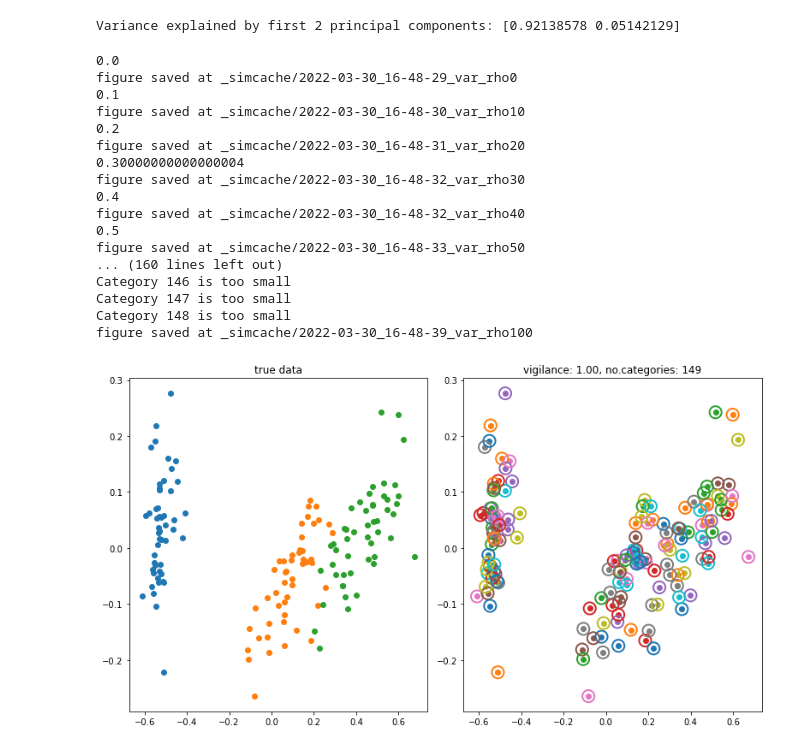
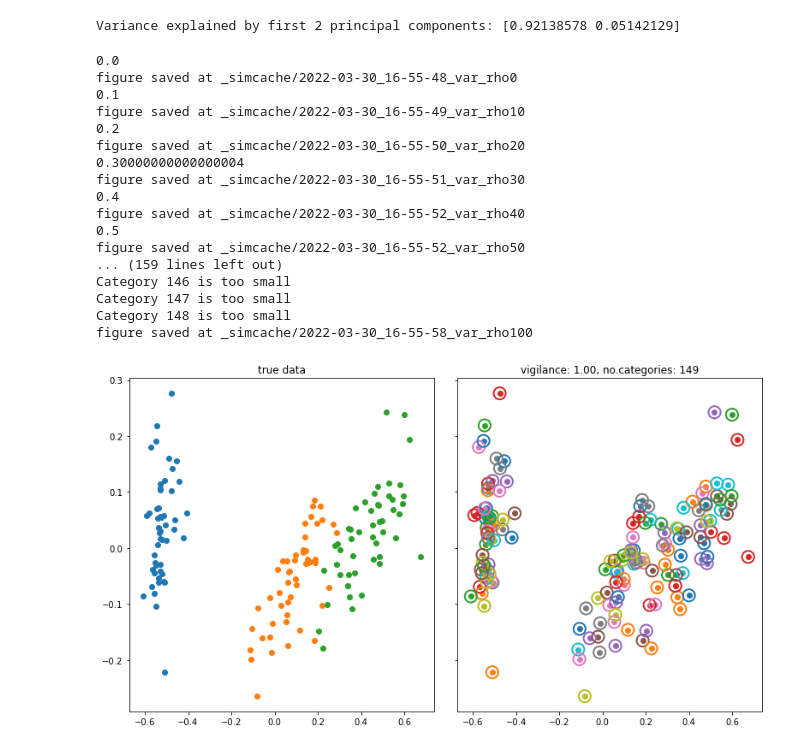
Before and after one commit to anish-lu-yihe/art, a Jupyter notebook: fuzzyART_var_rho.ipynb, the cells around one changed output. Drawn from its saved outputs; the diff is of its cells as text; code cells hidden in the pictures.

Commit message:
polish plots

```diff
--- a/fuzzyART_var_rho.ipynb
+++ b/fuzzyART_var_rho.ipynb
@@ -16,7 +16,7 @@ Variance explained by first 2 principal components: [0.92138578 0.05142129]
 no_rho = 11
 ls_rho = np.linspace(0, 1, no_rho)
 fig, axs = plt.subplots(1, 2,
-                        figsize = (11, 6))
+                        figsize = (11, 6), sharex=True, sharey=True)
 fig.tight_layout()
 
 # plot true data
@@ -36,49 +36,39 @@ for rho in ls_rho:
 
     # plot
     # pred
     pca_painter.scatter(axs[1], label_pred, data)
 
     # bipole and centre
     pca_painter.tripole(axs[1], *net.getcat_bipole())
 
     # boundary
     axs[1].set_prop_cycle(None)
     pca_painter.boundary(axs[1], net.getcat_vertex())
 
     # info
     cat_number = net.w.shape[0]
     axs[1].set_title('vigilance: {:.2f}, no.categories: {}'.format(rho, cat_number))
 
- #   if 1 < cat_number:
-  #      # interplot 2 cats
-   #     inter01 = pca.transform([np.mean(net.w[:2, :4], axis = 0)])
-    #    ax.scatter(*inter01.T, marker = 'o', s = 200, edgecolors = 'k', facecolors='none')
-     #   interpca01 = np.mean(cat_centre[:2], axis = 0)
-      #  ax.scatter(*interpca01.T, marker = 'x', s = 200, c = 'k')
-       # ax.plot(*cat_centre[:2].T, c = 'k')
-
-
-
     # save fig
     simname = 'var_rho{:d}'.format(int(rho*100))
     dirname = '_simcache'
     savefigure_datetime(fig, simname, dirname)
 # %% [output]
 0.0
-figure saved at _simcache/2022-03-30_16-48-29_var_rho0
+figure saved at _simcache/2022-03-30_16-55-48_var_rho0
 0.1
-figure saved at _simcache/2022-03-30_16-48-30_var_rho10
+figure saved at _simcache/2022-03-30_16-55-49_var_rho10
 0.2
-figure saved at _simcache/2022-03-30_16-48-31_var_rho20
+figure saved at _simcache/2022-03-30_16-55-50_var_rho20
 0.30000000000000004
-figure saved at _simcache/2022-03-30_16-48-32_var_rho30
+figure saved at _simcache/2022-03-30_16-55-51_var_rho30
 0.4
-figure saved at _simcache/2022-03-30_16-48-32_var_rho40
+figure saved at _simcache/2022-03-30_16-55-52_var_rho40
 0.5
-figure saved at _simcache/2022-03-30_16-48-33_var_rho50
-... (160 lines left out)
+figure saved at _simcache/2022-03-30_16-55-52_var_rho50
+... (159 lines left out)
 Category 146 is too small
 Category 147 is too small
 Category 148 is too small
-figure saved at _simcache/2022-03-30_16-48-39_var_rho100
+figure saved at _simcache/2022-03-30_16-55-58_var_rho100
-[figure, old version]
+[figure, new version]
```
